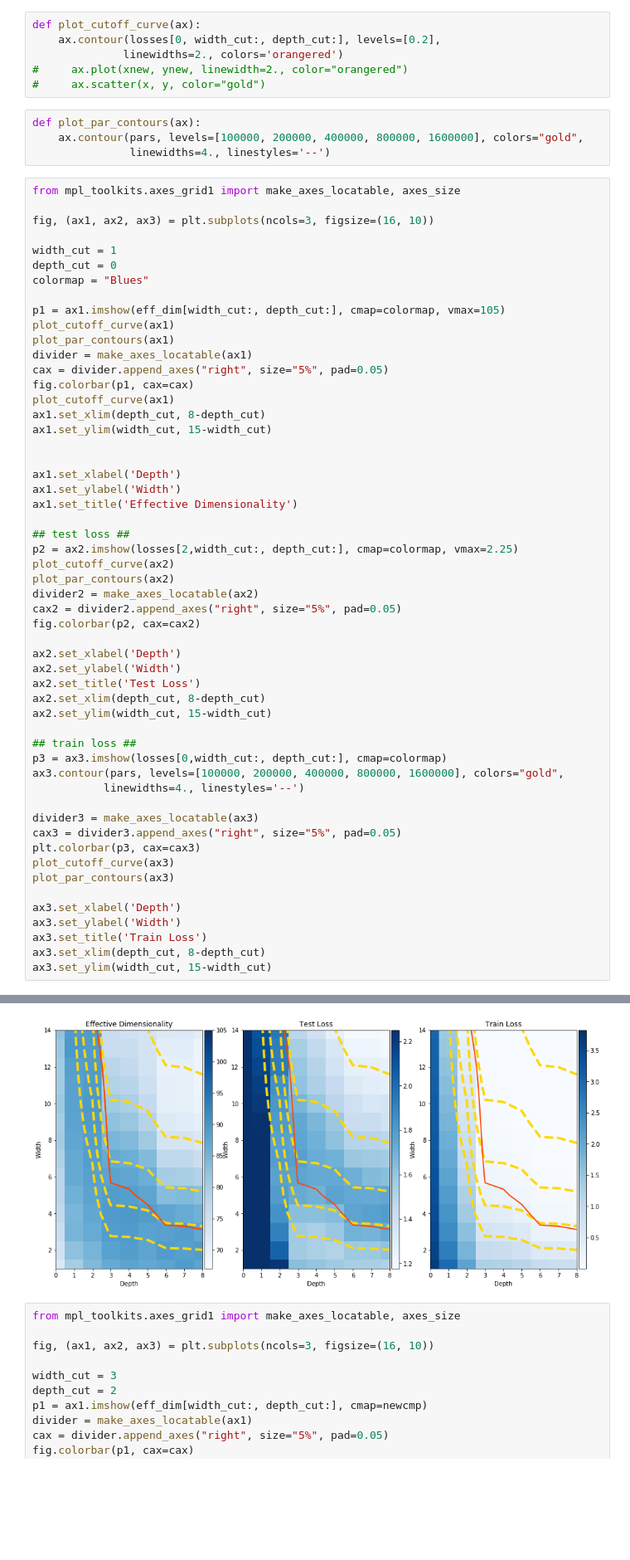
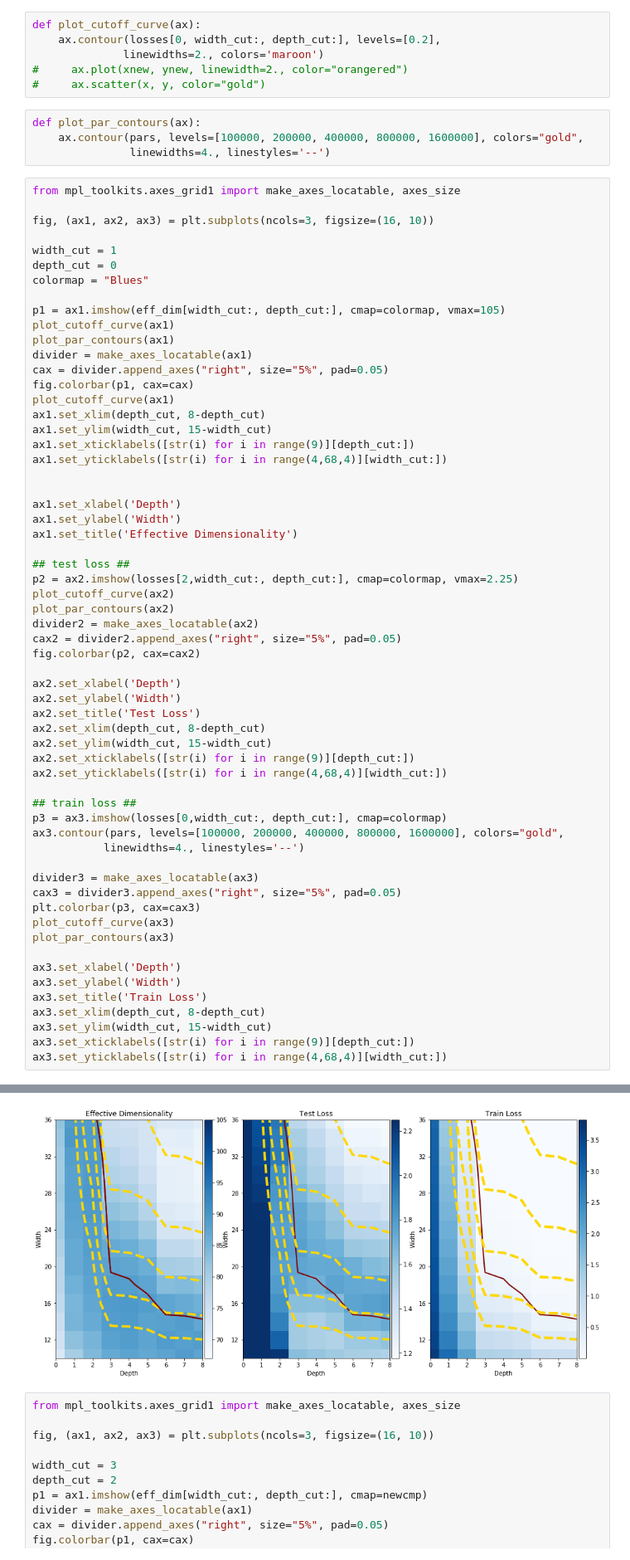
Before and after one commit to g-benton/hessian-eff-dim, a Jupyter notebook: notebooks/cifar100_width_depth_plotting.ipynb, the cells around one changed output, grey strips where cells are left out. Shown at 83% size. Saved outputs shown, nothing was run; the diff lists cells and outputs as text; blank space fills up the shorter version.

```diff
--- a/notebooks/cifar100_width_depth_plotting.ipynb
+++ b/notebooks/cifar100_width_depth_plotting.ipynb
@@ -59,7 +59,7 @@ ynew = f2(xnew)
 # %%
 def plot_cutoff_curve(ax):
     ax.contour(losses[0, width_cut:, depth_cut:], levels=[0.2],
-              linewidths=2., colors='orangered')
+              linewidths=2., colors='maroon')
 #     ax.plot(xnew, ynew, linewidth=2., color="orangered")
 #     ax.scatter(x, y, color="gold")
 # %%
@@ -84,6 +84,8 @@ fig.colorbar(p1, cax=cax)
 plot_cutoff_curve(ax1)
 ax1.set_xlim(depth_cut, 8-depth_cut)
 ax1.set_ylim(width_cut, 15-width_cut)
+ax1.set_xticklabels([str(i) for i in range(9)][depth_cut:])
+ax1.set_yticklabels([str(i) for i in range(4,68,4)][width_cut:])
 
 
 ax1.set_xlabel('Depth')
@@ -103,6 +105,8 @@ ax2.set_ylabel('Width')
 ax2.set_title('Test Loss')
 ax2.set_xlim(depth_cut, 8-depth_cut)
 ax2.set_ylim(width_cut, 15-width_cut)
+ax2.set_xticklabels([str(i) for i in range(9)][depth_cut:])
+ax2.set_yticklabels([str(i) for i in range(4,68,4)][width_cut:])
 
 ## train loss ##
 p3 = ax3.imshow(losses[0,width_cut:, depth_cut:], cmap=colormap)
@@ -120,4 +124,6 @@ ax3.set_ylabel('Width')
 ax3.set_title('Train Loss')
 ax3.set_xlim(depth_cut, 8-depth_cut)
 ax3.set_ylim(width_cut, 15-width_cut)
+ax3.set_xticklabels([str(i) for i in range(9)][depth_cut:])
+ax3.set_yticklabels([str(i) for i in range(4,68,4)][width_cut:])
 # %% [output]
@@ -125,4 +138,4 @@ ax3.set_ylim(width_cut, 15-width_cut)
-[figure, old version]
+[figure, new version]
 # %%
 from mpl_toolkits.axes_grid1 import make_axes_locatable, axes_size
 
```
Also changed, not shown: parts of 1 cell of this notebook.
